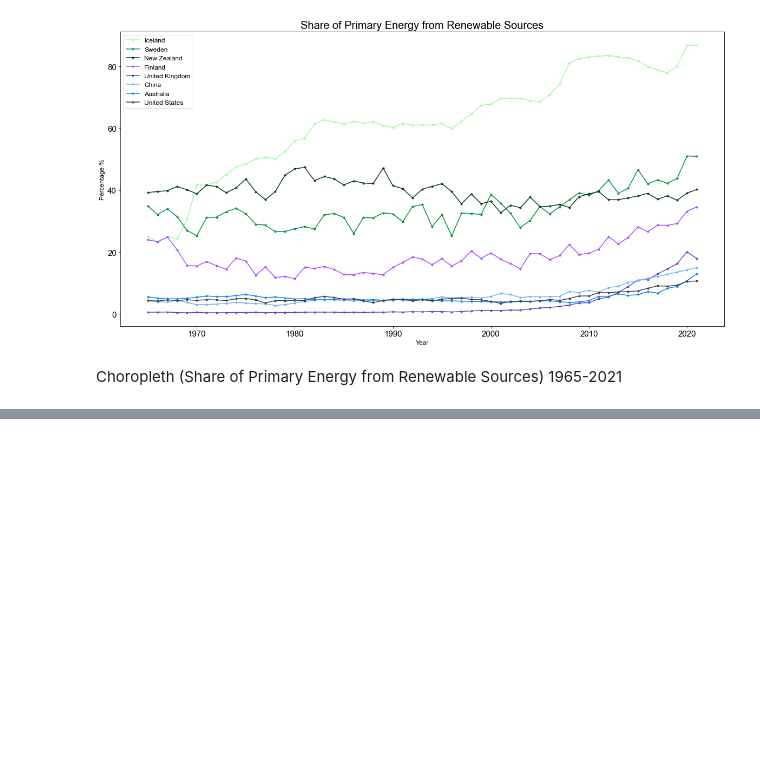
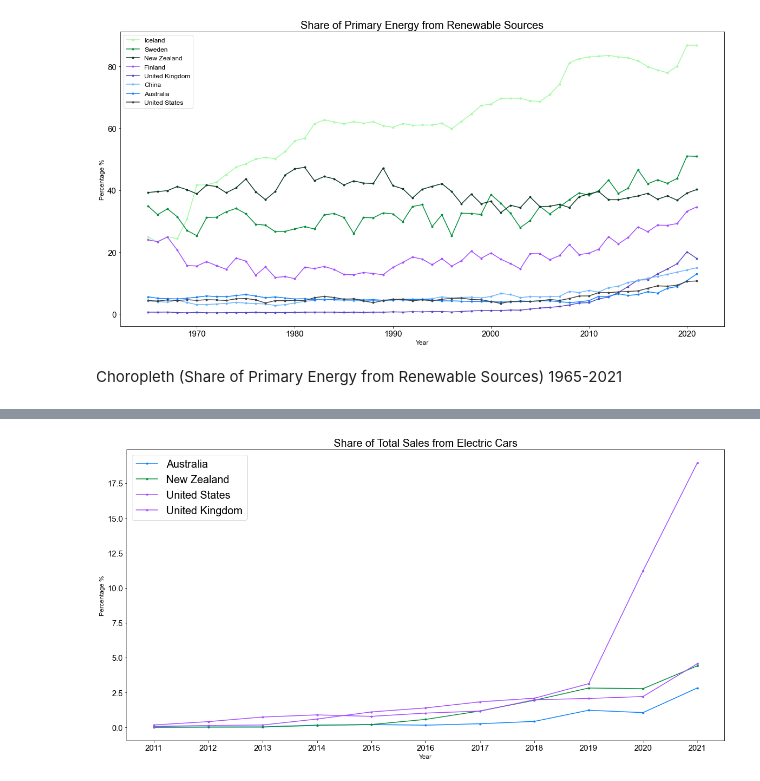
Before and after one commit to aaroln/ev, a Jupyter notebook: presentation.ipynb, the cells around one changed output, grey strips where cells are left out. Cells and saved outputs as stored; diff of their text form; code cells hidden in the pictures; blank space fills up the shorter version.

```diff
--- a/presentation.ipynb
+++ b/presentation.ipynb
@@ -375,0 +387,5 @@ color_continuous_scale = 'Plasma',
+# %%
+shares_aus = get_sales_share('Australia')
+shares_nz = get_sales_share('New Zealand')
+shares_us = get_sales_share('USA')
+shares_uk = get_sales_share('United Kingdom')
@@ -375,0 +402,10 @@ color_continuous_scale = 'Plasma',
+# %%
+years = list(range(2011, 2022))
+renew_aus = is_country_comp('Australia')
+renew_nz = is_country_comp('New Zealand')
+years = pd.DataFrame(years)
+# %%
+years.rename(columns = {0: 'year'}, inplace=True)
+total = pd.concat([years, shares_aus, shares_us, shares_nz, shares_uk], axis=1)
+
+total
@@ -375,0 +425,23 @@ color_continuous_scale = 'Plasma',
+# %%
+years = list(range(2011, 2022))
+
+plt.title('Share of Total Sales from Electric Cars', fontsize=20)
+plt.plot(total.year, total.Australia1, '.-', color='#0a81ff', label='Australia')
+plt.plot(total.year, total['New Zealand1'], '.-', color='#008F39', label='New Zealand')
+plt.plot(total.year, total.USA1, '.-', color='#a34dff', label='United States')
+plt.plot(total.year, total['United Kingdom1'], '.-', color='#a34dff', label='United Kingdom')
+
+
+
+
+
+plt.xticks(years)
+plt.xlabel('Year', fontsize=12)
+
+plt.ylabel('Percentage %', fontsize=12)
+
+plt.legend(loc='upper left', prop={'size':20})
+
+plt.show()
+# %% [output]
+[figure, added]
```
Also changed, not shown: parts of 6 cells of this notebook.
